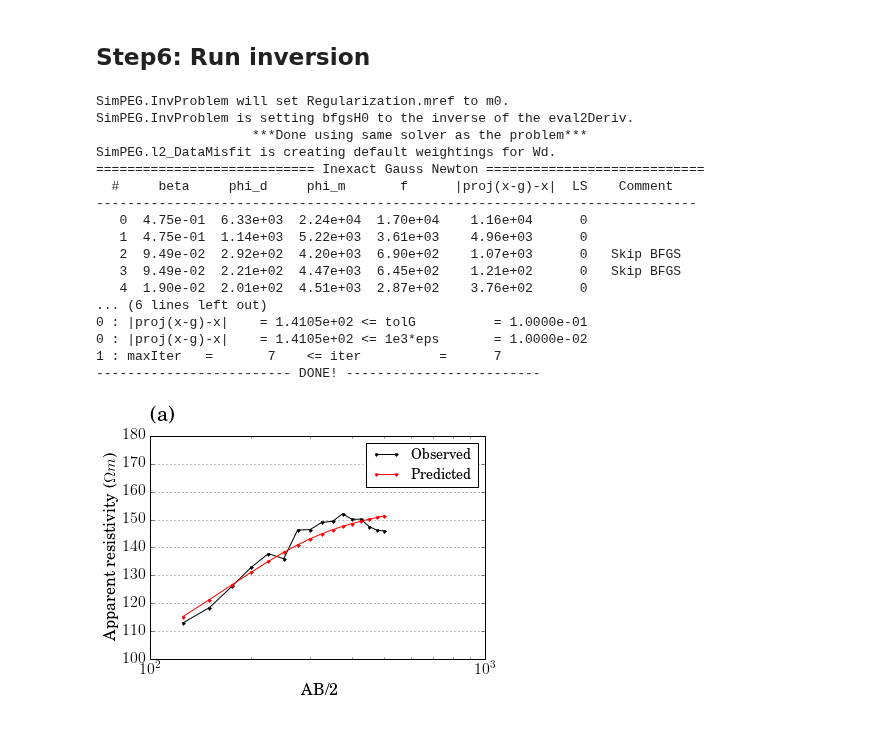
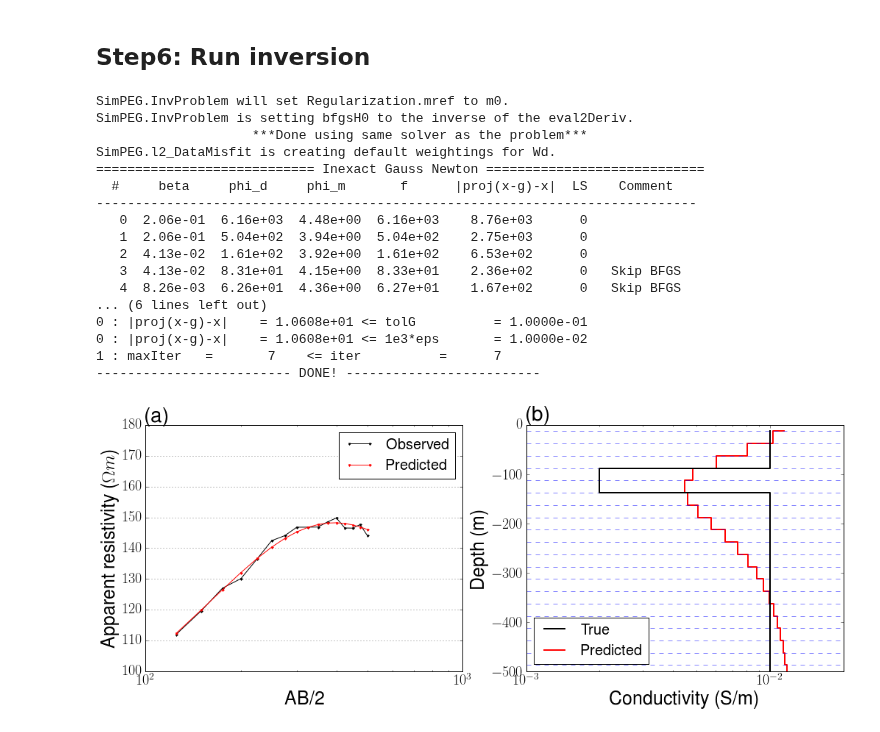
Before and after one commit to simpeg/simpeg, a Jupyter notebook: notebooks/DC_schumberger_Inv.ipynb, the cells around one changed output. Drawn from its saved outputs; the diff is of its cells as text; code cells hidden in the pictures.

```diff
--- a/notebooks/DC_schumberger_Inv.ipynb
+++ b/notebooks/DC_schumberger_Inv.ipynb
@@ -9,7 +9,7 @@ Populating the interactive namespace from numpy and matplotlib
 # %%
 import matplotlib
 import matplotlib.pyplot as plt
-matplotlib.rcParams.update({'font.size': 16, 'text.usetex': True, 'font.family': 'arial'})
+matplotlib.rcParams.update({'font.size': 20, 'text.usetex': True})
 # matplotlib.rcParams.update({'font.size': 16, 'font.family': 'arial'})
 # %% [markdown]
 # 1D DC inversion of Schlumberger array
@@ -160,7 +167,7 @@ survey = DC.SurveyDC(txlist)
 problem = DC.ProblemDC(mesh, mapping=mapping)
 problem.pair(survey)
 # problem.Solver = SolverLU
-problem.Solver = SolverWrapD(EMUtils.Solver.Mumps)
+problem.Solver = pymatsolver.MumpsSolver
 # %% [markdown]
 ## Step5: Run survey.dpred to comnpute syntetic data
 # %%
@@ -218,14 +225,14 @@ SimPEG.l2_DataMisfit is creating default weightings for Wd.
 ============================ Inexact Gauss Newton ============================
   #     beta     phi_d     phi_m       f      |proj(x-g)-x|  LS    Comment
 -----------------------------------------------------------------------------
-   0  4.75e-01  6.33e+03  2.24e+04  1.70e+04    1.16e+04      0
-   1  4.75e-01  1.14e+03  5.22e+03  3.61e+03    4.96e+03      0
-   2  9.49e-02  2.92e+02  4.20e+03  6.90e+02    1.07e+03      0   Skip BFGS
-   3  9.49e-02  2.21e+02  4.47e+03  6.45e+02    1.21e+02      0   Skip BFGS
-   4  1.90e-02  2.01e+02  4.51e+03  2.87e+02    3.76e+02      0
+   0  2.06e-01  6.16e+03  4.48e+00  6.16e+03    8.76e+03      0
+   1  2.06e-01  5.04e+02  3.94e+00  5.04e+02    2.75e+03      0
+   2  4.13e-02  1.61e+02  3.92e+00  1.61e+02    6.53e+02      0
+   3  4.13e-02  8.31e+01  4.15e+00  8.33e+01    2.36e+02      0   Skip BFGS
+   4  8.26e-03  6.26e+01  4.36e+00  6.27e+01    1.67e+02      0   Skip BFGS
 ... (6 lines left out)
-0 : |proj(x-g)-x|    = 1.4105e+02 <= tolG          = 1.0000e-01
-0 : |proj(x-g)-x|    = 1.4105e+02 <= 1e3*eps       = 1.0000e-02
+0 : |proj(x-g)-x|    = 1.0608e+01 <= tolG          = 1.0000e-01
+0 : |proj(x-g)-x|    = 1.0608e+01 <= 1e3*eps       = 1.0000e-02
 1 : maxIter   =       7    <= iter          =      7
 ------------------------- DONE! -------------------------
 # %%
@@ -233,18 +240,27 @@ SimPEG.l2_DataMisfit is creating default weightings for Wd.
 # %%
 appres = data*np.pi*b*(b+a)/a
 appres_obs = survey.dobs*np.pi*b*(b+a)/a
 appres_pred = invProb.dpred*np.pi*b*(b+a)/a
-fig, ax = plt.subplots(1,1, figsize = (6, 4))
-ax.plot(abhalf, appres_obs, 'k.-')
-ax.plot(abhalf, appres_pred, 'r.-')
-ax.set_xscale('log')
-ax.set_ylim(100., 180.)
-ax.set_xlabel('AB/2')
-ax.set_ylabel('Apparent resistivity ($\Omega m$)')
-ax.grid(True)
-ax.legend(('Observed', 'Predicted'), loc = 1, fontsize=14)
-ax.text(100., 185, '(a)', fontsize = 20)
-fig.savefig('obspred_dc1d_dat.png', dpi=200)
+fig, ax = plt.subplots(1,2, figsize = (17, 6))
+ax[0].plot(abhalf, appres_obs, 'k.-')
+ax[0].plot(abhalf, appres_pred, 'r.-')
+ax[0].set_xscale('log')
+ax[0].set_ylim(100., 180.)
+ax[0].set_xlabel('AB/2', fontsize=25)
+ax[0].set_ylabel('Apparent resistivity ($\Omega m$)', fontsize=25)
+ax[0].grid(True)
+ax[0].legend(('Observed', 'Predicted'), loc = 1, fontsize=20)
+ax[0].text(100., 181, '(a)', fontsize = 28)
+ax[1].plot(1., 1., 'k', lw = 2)
+ax[1].plot(1., 1., 'r', lw = 2)
+ax[1].legend(('True', 'Predicted'), loc = 3, fontsize = 20)
+Utils1D.plotLayer((np.exp(mopt)), mesh.vectorCCz, 'log', ax = ax[1], **{'lw':2, 'color':'r'})
+Utils1D.plotLayer((np.exp(mtrue)), mesh.vectorCCz, 'log', showlayers=True, ax = ax[1], **{'lw':2})
+ax[1].set_ylim(-500, 0)
+ax[1].set_xlabel('Conductivity (S/m)', fontsize = 25)
+ax[1].set_ylabel('Depth (m)', fontsize = 25)
+ax[1].text(1e-3, 10., '(b)', fontsize = 28)
+fig.savefig('obspredDC.png', dpi=200)
 # %% [output]
-[figure, old version]
+[figure, new version]
 # %%
```
Also changed, not shown: parts of 8 cells of this notebook, 9 other files.
